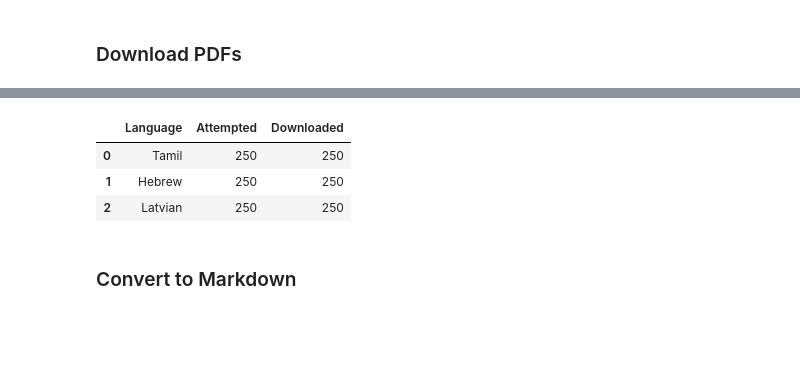
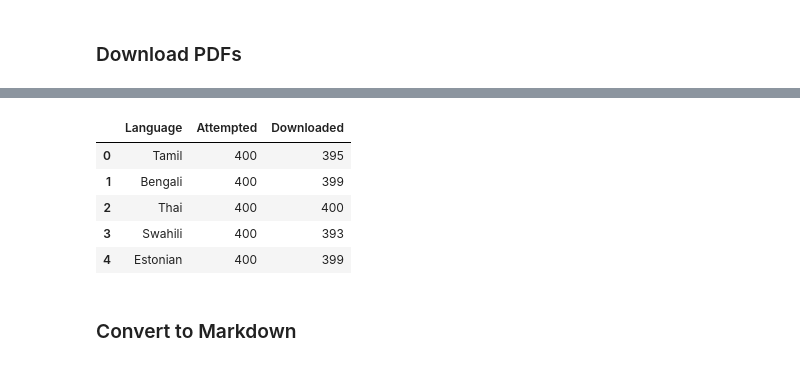
Before and after one commit to Lucas-Granucci/Averroes-AI, a Jupyter notebook: CORPUS_GENERATION.ipynb, the cells around one changed output, grey strips where cells are left out. Cells and saved outputs as stored; diff of their text form; code cells hidden in the pictures; blank space fills up the shorter version.

```diff
--- a/CORPUS_GENERATION.ipynb
+++ b/CORPUS_GENERATION.ipynb
@@ -11,15 +11,12 @@ This notebook will create a parallel corpus for scientific translation by:
 ### Configuration
 # %%
 LANGUAGES = {
-    "ta": {"name": "Tamil", "max_articles": 250},
-    "he": {"name": "Hebrew", "max_articles": 250},
-    "lv": {"name": "Latvian", "max_articles": 250},
+    "ta": {"name": "Tamil", "max_articles": 400, "target_sentences": 1000},
+    "bn": {"name": "Bengali", "max_articles": 400, "target_sentences": 1000},
+    "th": {"name": "Thai", "max_articles": 400, "target_sentences": 1000},
+    "sw": {"name": "Swahili", "max_articles": 400, "target_sentences": 1000},
+    "et": {"name": "Estonian", "max_articles": 400, "target_sentences": 1000},
 }
-
-# Pipeline control flags
-DOWNLOAD_METADATA = True
-DOWNLOAD_PDFS = True
-GENERATE_MARKDOWN = True
 # %% [markdown]
 ### Imports and Setup
 # %%
@@ -202,50 +227,43 @@ if DOWNLOAD_METADATA:
 # %% [markdown]
 ### Download PDFs
 # %%
-if DOWNLOAD_PDFS:
-    display(Markdown("#### Step 2: Downloading Article PDFs"))
+download_stats = []
 
-    download_stats = []
+for lang_code, config in LANGUAGES.items():
+    lang_pdf_dir = PDFS_DIR / lang_code
+    lang_pdf_dir.mkdir(parents=True, exist_ok=True)
 
-    for lang_code, config in LANGUAGES.items():
-        display(Markdown(f"##### {config['name']} ({lang_code})"))
+    # Load metadata
+    metadata_path = METADATA_DIR / f"{lang_code}_article_data.csv"
+    if not metadata_path.exists():
+        print("No metadata found, skipping")
+        continue
 
-        lang_pdf_dir = PDFS_DIR / lang_code
-        lang_pdf_dir.mkdir(parents=True, exist_ok=True)
+    articles_df = pd.read_csv(metadata_path)
+    driver = setup_pdf_driver(lang_pdf_dir)
 
-        # Load metadata
-        metadata_path = METADATA_DIR / f"{lang_code}_article_data.csv"
-        if not metadata_path.exists():
-            print("No metadata found, skipping")
-            continue
+    # Download
+    success_count = 0
+    for idx, article in tqdm(
+        articles_df.iterrows(),
+        total=len(articles_df),
+        desc=f"Downloading {config['name']}",
+    ):
+        try:
+            download_pdf(driver, article["pdf_url"])
+            success_count += 1
+        except:
+            pass
 
-        articles_df = pd.read_csv(metadata_path)
-        driver = setup_pdf_driver(lang_pdf_dir)
+    driver.quit()
 
-        # Download
-        success_count = 0
-        for idx, article in tqdm(
-            articles_df.iterrows(), total=len(articles_df), desc="Downloading"
-        ):
-            try:
-                download_pdf(driver, article["pdf_url"])
-                success_count += 1
-            except Exception as e:
-                pass
+    download_stats.append(
+        {
+            "Language": config["name"],
+            "Attempted": len(articles_df),
+            "Downloaded": success_count,
+        }
+    )
 
-        driver.quit()
-
-        download_stats.append(
-            {
-                "Language": config["name"],
-                "Attempted": len(articles_df),
-                "Downloaded": success_count,
-            }
-        )
-
-        print(f"Downloaded {success_count}/{len(articles_df)} PDFs")
-
-    # Summary
-    display(Markdown("##### Download Summary"))
-    display(pd.DataFrame(download_stats))
+display(pd.DataFrame(download_stats))
 # %% [output]
@@ -260,7 +270,9 @@ Downloaded 250/250 PDFs
 |  | Language | Attempted | Downloaded |
-| 0 | Tamil | 250 | 250 |
-| 1 | Hebrew | 250 | 250 |
-| 2 | Latvian | 250 | 250 |
+| 0 | Tamil | 400 | 395 |
+| 1 | Bengali | 400 | 399 |
+| 2 | Thai | 400 | 400 |
+| 3 | Swahili | 400 | 393 |
+| 4 | Estonian | 400 | 399 |
 # %% [markdown]
 ### Convert to Markdown
 # %%
```
Also changed, not shown: parts of 11 cells of this notebook, 2 other files.
